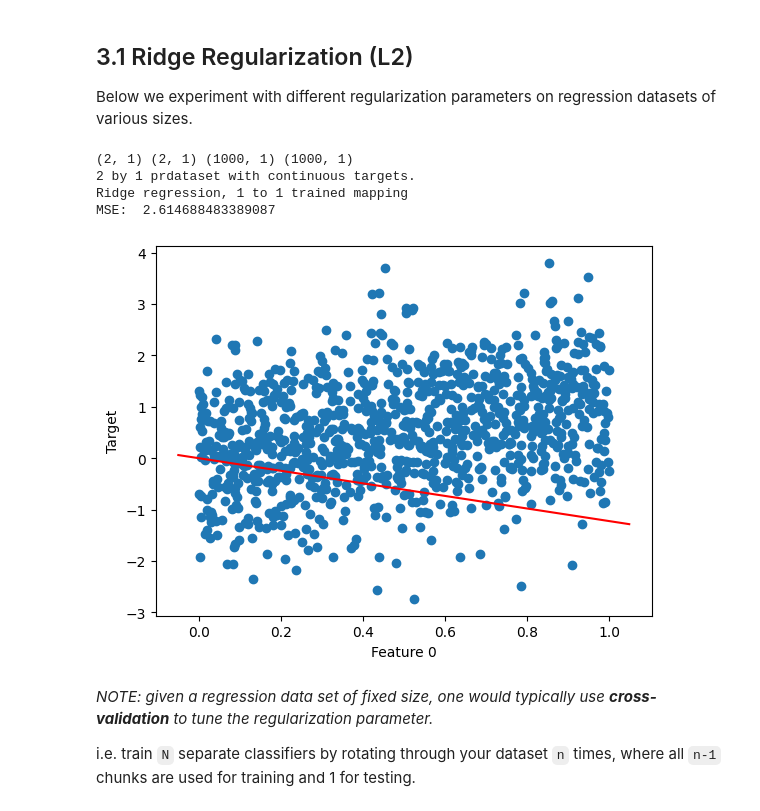
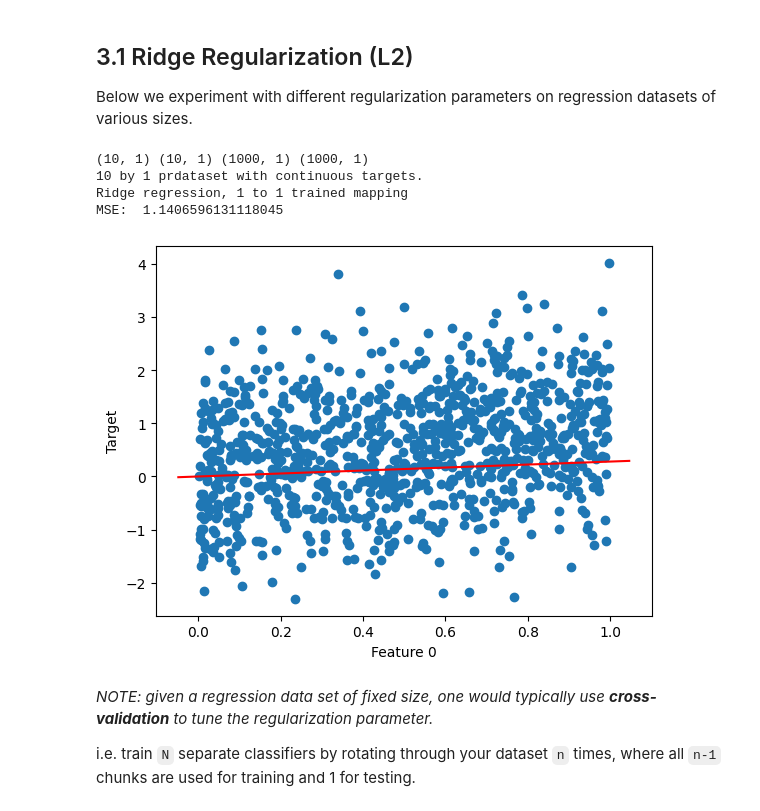
Before and after one commit to nadinekuo/MachineLearning1-Labs, a Jupyter notebook: 3-Losses-Regularization-Evaluation/evaluation.ipynb, the cells around one changed output. Cells and saved outputs as stored; diff of their text form; code cells hidden in the pictures.

```diff
--- a/3-Losses-Regularization-Evaluation/evaluation.ipynb
+++ b/3-Losses-Regularization-Evaluation/evaluation.ipynb
@@ -27,24 +27,24 @@ def gen_train_test_sets(train_size, test_size):
     return train_set, test_set
 # %%
 # Generate data where inputs are drawn uniformly from [0, 1]
-train_data, test_data = gen_train_test_sets(2, 1000)
+train_data, test_data = gen_train_test_sets(10, 1000)
 print(train_data)
 pr.scatterr(test_data)
 
 # Use ridger to fit a linear model to the data using L2 regularization
 # TODO: Study the regression fit to the training data + squared loss for different amounts of regularization (in the range [10^-3, 10^3])
 # TODO: Estimate the squared error using a somewhat larger test set!
 R = pr.ridger(train_data, (0.001, False))   # regresssor without bias i.e. intercept w_0
 print(R)
 err = pr.testr(test_data, R, 'mse')
 print('MSE: ', err)
 pr.plotr(R, color='r')
 # %% [output]
-(2, 1) (2, 1) (1000, 1) (1000, 1)
-2 by 1 prdataset with continuous targets.
+(10, 1) (10, 1) (1000, 1) (1000, 1)
+10 by 1 prdataset with continuous targets.
 Ridge regression, 1 to 1 trained mapping
-MSE:  2.614688483389087
+MSE:  1.1406596131118045
-[figure, old version]
+[figure, new version]
 # %% [markdown]
 *NOTE: given a regression data set of fixed size, one would typically use **cross-validation** to tune the regularization parameter.*
 
```
Also changed, not shown: parts of 8 cells of this notebook, 3 other files.
